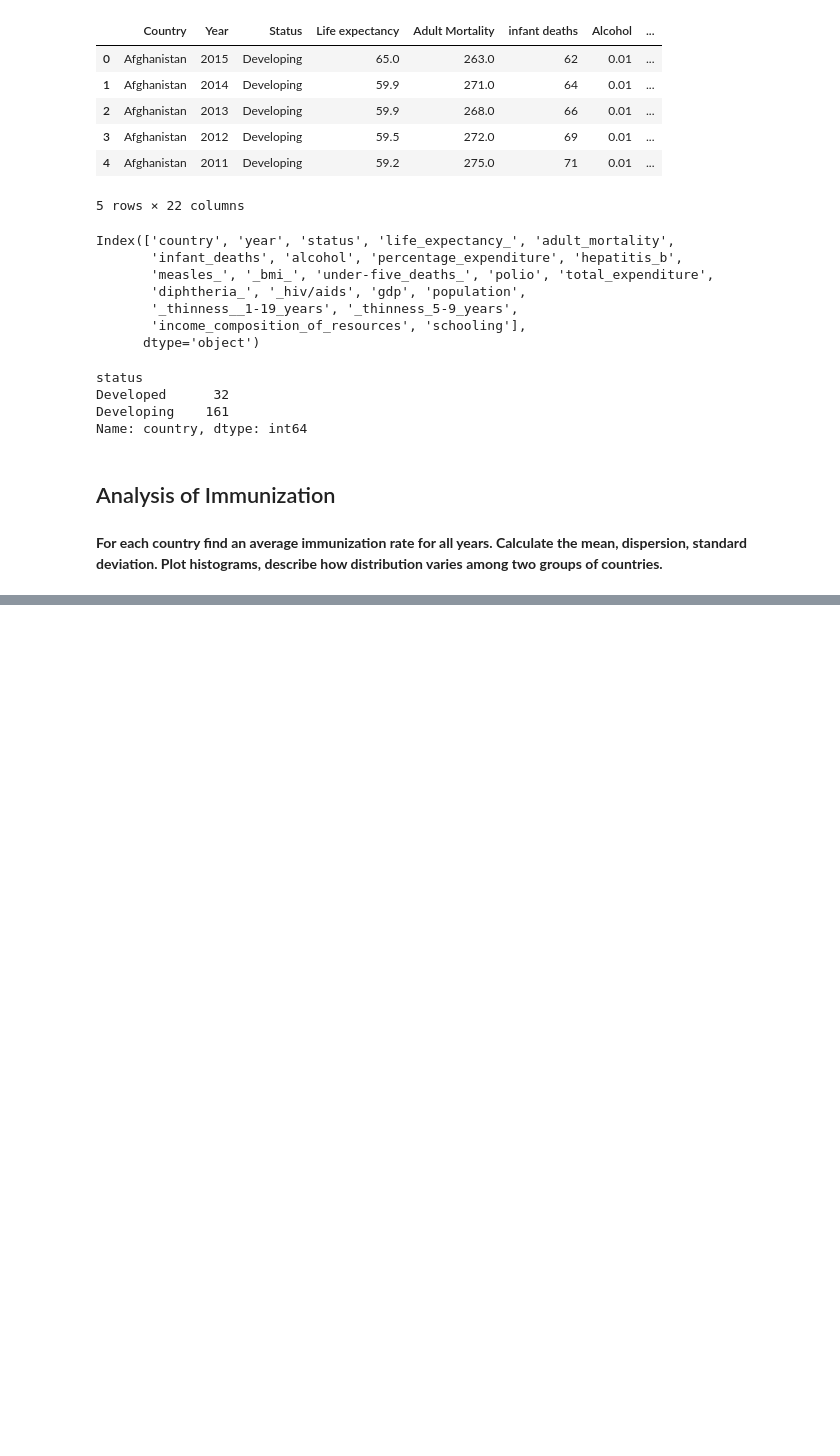
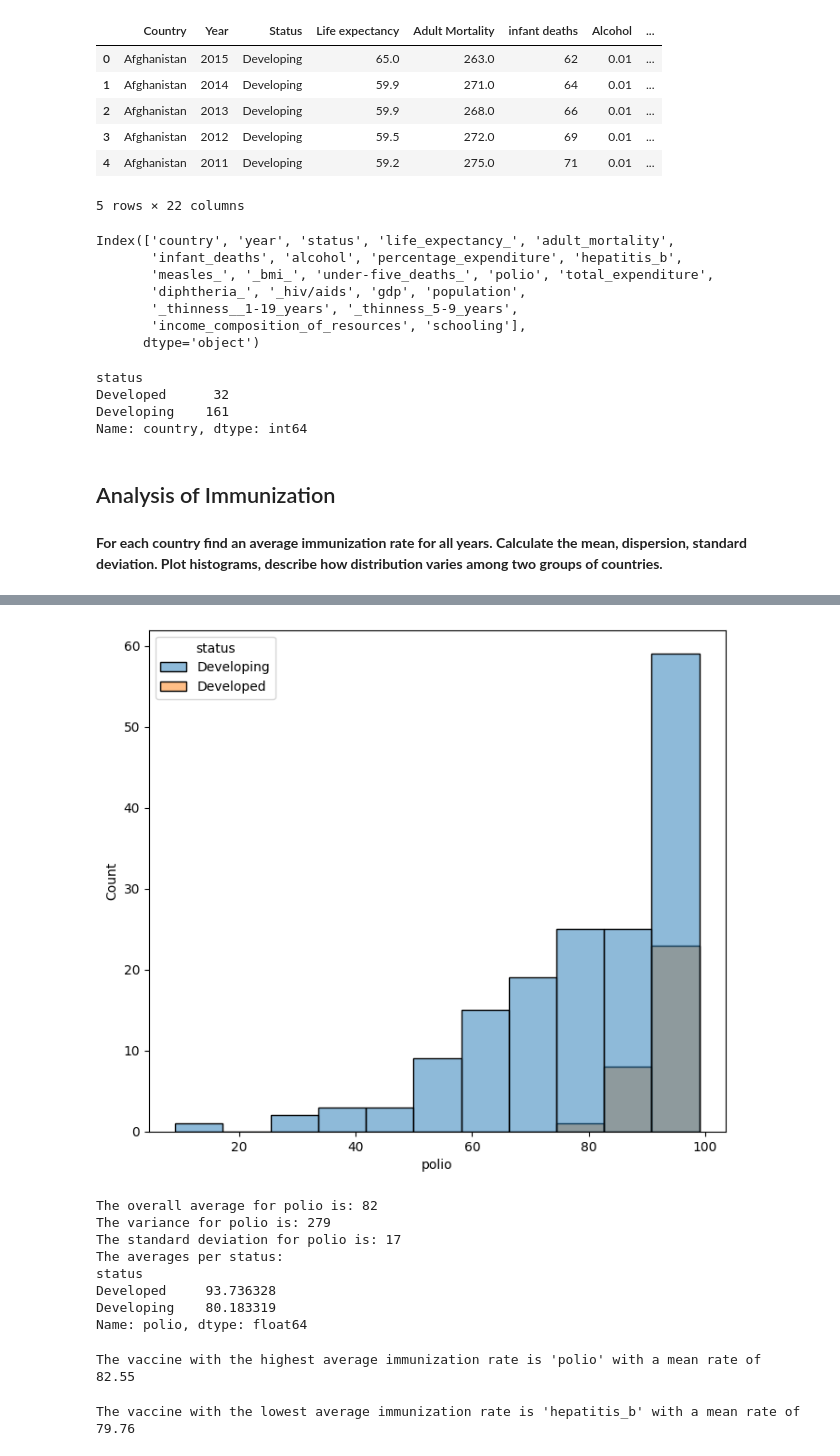
Before and after one commit to dapierrot21/life_exp_sda, a Jupyter notebook: Life_Expectancy_Statistical_Data_Analysis.ipynb, the cells around one changed output, grey strips where cells are left out. Cells and saved outputs as stored; diff of their text form; code cells hidden in the pictures; blank space fills up the shorter version.

```diff
--- a/Life_Expectancy_Statistical_Data_Analysis.ipynb
+++ b/Life_Expectancy_Statistical_Data_Analysis.ipynb
@@ -85,0 +127,41 @@ Name: country, dtype: int64
+# %%
+immunization_stat('polio')
+# %% [output]
+[figure, added]
+The overall average for polio is: 82
+The variance for polio is: 279
+The standard deviation for polio is: 17
+The averages per status:
+status
+Developed     93.736328
+Developing    80.183319
+Name: polio, dtype: float64
+# %%
+# Which vaccine out of all 3 has the highest average immunization rate across all countries?
+
+# Calculate the mean immunization rates for each vaccine across all countries
+mean_immunization_rates = data[['hepatitis_b', 'diphtheria_', 'polio']].mean()
+
+# Find the vaccine with the highest mean immunization rate
+vaccine_with_highest_mean = mean_immunization_rates.idxmax()
+highest_mean = mean_immunization_rates.max()
+
+print(f"The vaccine with the highest average immunization rate is '{vaccine_with_highest_mean}' with a mean rate of {highest_mean:.2f}")
+# %% [output]
+The vaccine with the highest average immunization rate is 'polio' with a mean rate of 82.55
+# %%
+# Which vaccine has the lowest rate in developing countries?
+
+# Isolate developing countries
+developing_countries = data.query('status == "Developing"')
+
+# Calculate the mean immunization rates for each vaccine across all developing countries
+mean_immunization_rates = developing_countries[['hepatitis_b', 'diphtheria_', 'polio']].mean()
+
+# Find the vaccine with the lowest mean immunization rate
+vaccine_with_lowest_mean = mean_immunization_rates.idxmin()
+lowest_mean = mean_immunization_rates.min()
+
+print(f"The vaccine with the lowest average immunization rate is '{vaccine_with_lowest_mean}' with a mean rate of {lowest_mean:.2f}")
+# %% [output]
+The vaccine with the lowest average immunization rate is 'hepatitis_b' with a mean rate of 79.76
```
Also changed, not shown: parts of 4 cells of this notebook.
